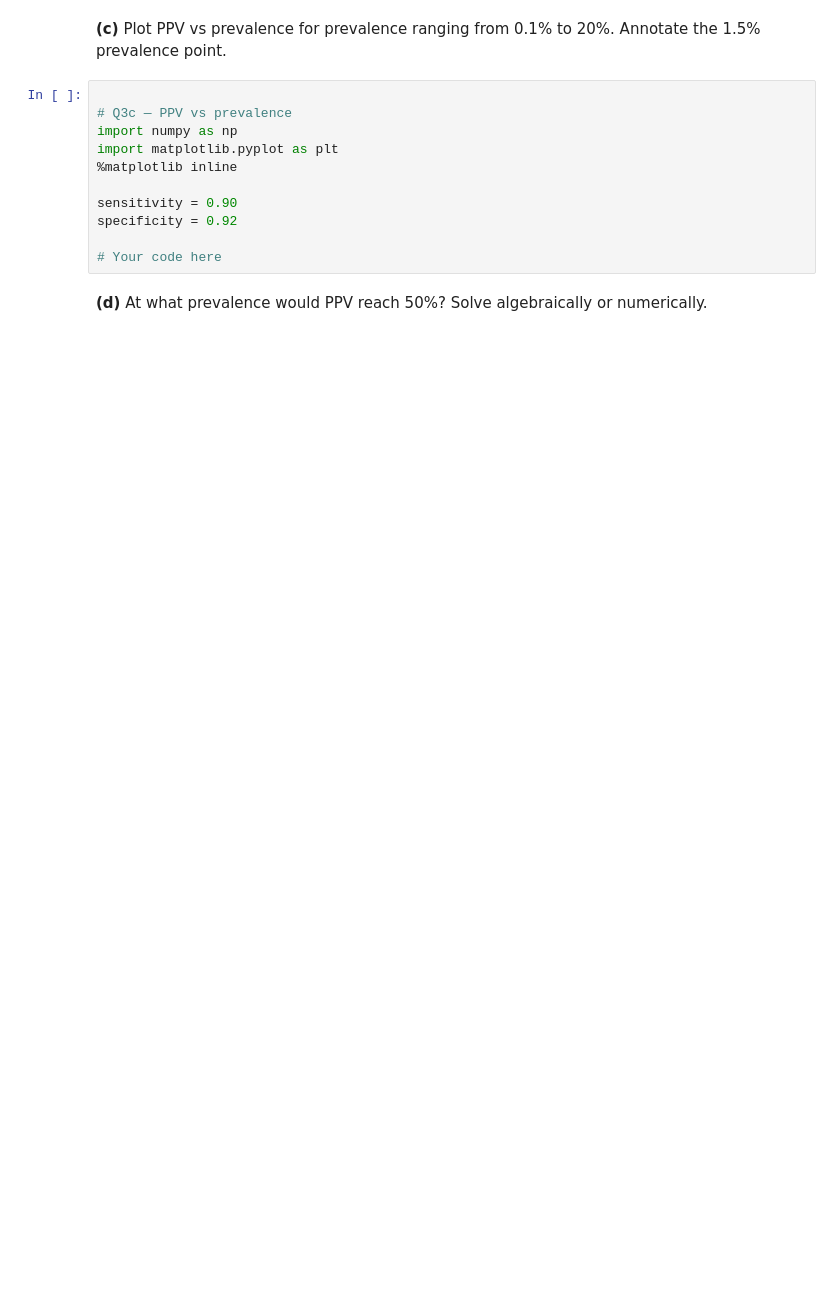
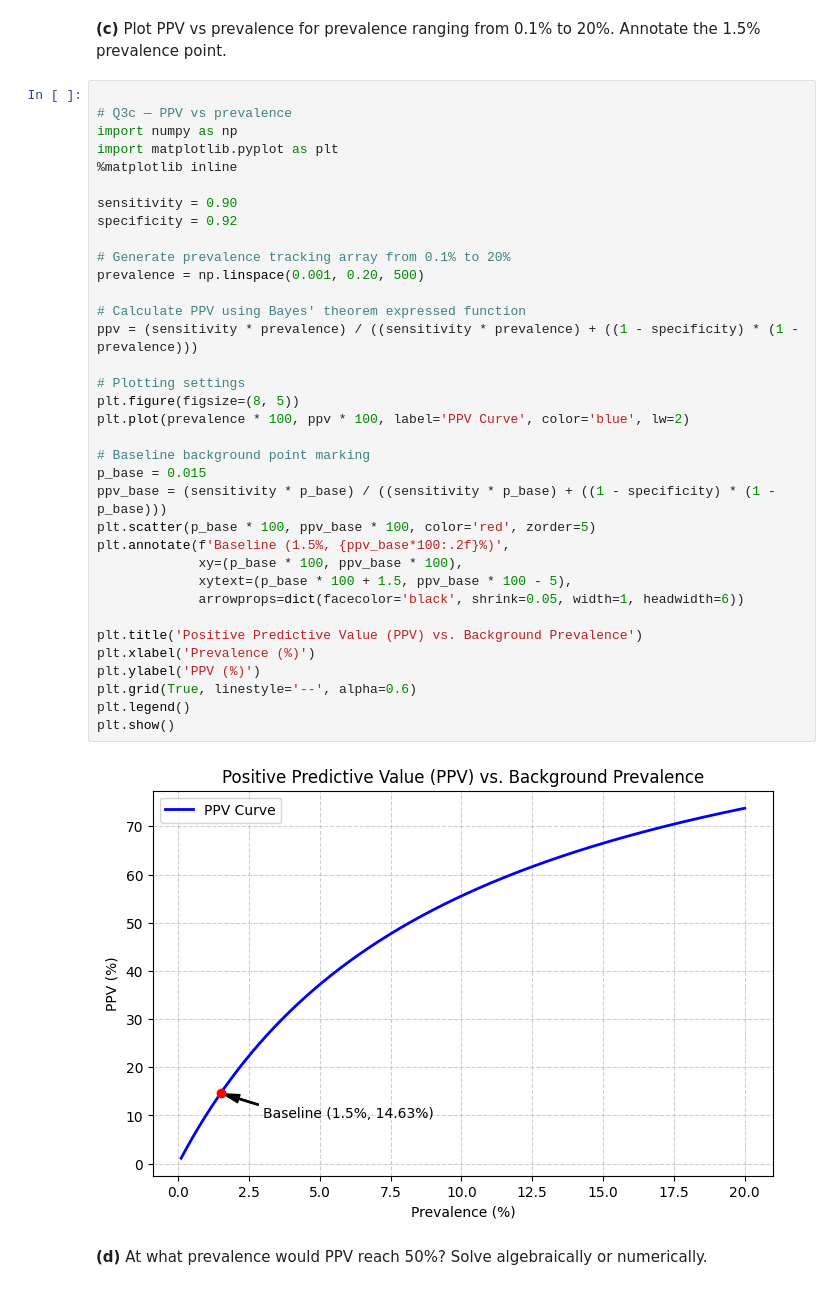
Before and after one commit to saraeastough/SCI1500-Sara-Eastough-public, a Jupyter notebook: SCIE1500Materials/Week_9/LabFiles/Week09_Lab_STUDENT.ipynb, the cells around one changed output. Cells and saved outputs as stored; diff of their text form; blank space fills up the shorter version.

```diff
--- a/SCIE1500Materials/Week_9/LabFiles/Week09_Lab_STUDENT.ipynb
+++ b/SCIE1500Materials/Week_9/LabFiles/Week09_Lab_STUDENT.ipynb
@@ -381,17 +479,43 @@ A breast cancer screening test has sensitivity 90% and specificity 92%. Backgrou
 # %% [markdown]
 
 **(c)** Plot PPV vs prevalence for prevalence ranging from 0.1% to 20%. Annotate the 1.5% prevalence point.
-# %%
-
-# Q3c — PPV vs prevalence
-import numpy as np
-import matplotlib.pyplot as plt
-%matplotlib inline
-
-sensitivity = 0.90
-specificity = 0.92
-
-# Your code here
+# %%
+
+# Q3c — PPV vs prevalence
+import numpy as np
+import matplotlib.pyplot as plt
+%matplotlib inline
+
+sensitivity = 0.90
+specificity = 0.92
+
+# Generate prevalence tracking array from 0.1% to 20%
+prevalence = np.linspace(0.001, 0.20, 500)
+
+# Calculate PPV using Bayes' theorem expressed function
+ppv = (sensitivity * prevalence) / ((sensitivity * prevalence) + ((1 - specificity) * (1 - prevalence)))
+
+# Plotting settings
+plt.figure(figsize=(8, 5))
+plt.plot(prevalence * 100, ppv * 100, label='PPV Curve', color='blue', lw=2)
+
+# Baseline background point marking
+p_base = 0.015
+ppv_base = (sensitivity * p_base) / ((sensitivity * p_base) + ((1 - specificity) * (1 - p_base)))
+plt.scatter(p_base * 100, ppv_base * 100, color='red', zorder=5)
+plt.annotate(f'Baseline (1.5%, {ppv_base*100:.2f}%)',
+             xy=(p_base * 100, ppv_base * 100),
+             xytext=(p_base * 100 + 1.5, ppv_base * 100 - 5),
+             arrowprops=dict(facecolor='black', shrink=0.05, width=1, headwidth=6))
+
+plt.title('Positive Predictive Value (PPV) vs. Background Prevalence')
+plt.xlabel('Prevalence (%)')
+plt.ylabel('PPV (%)')
+plt.grid(True, linestyle='--', alpha=0.6)
+plt.legend()
+plt.show()
+# %% [output]
+[figure, added]
 # %% [markdown]
 
 **(d)** At what prevalence would PPV reach 50%? Solve algebraically or numerically.
```
Also changed, not shown: parts of 22 cells of this notebook.
